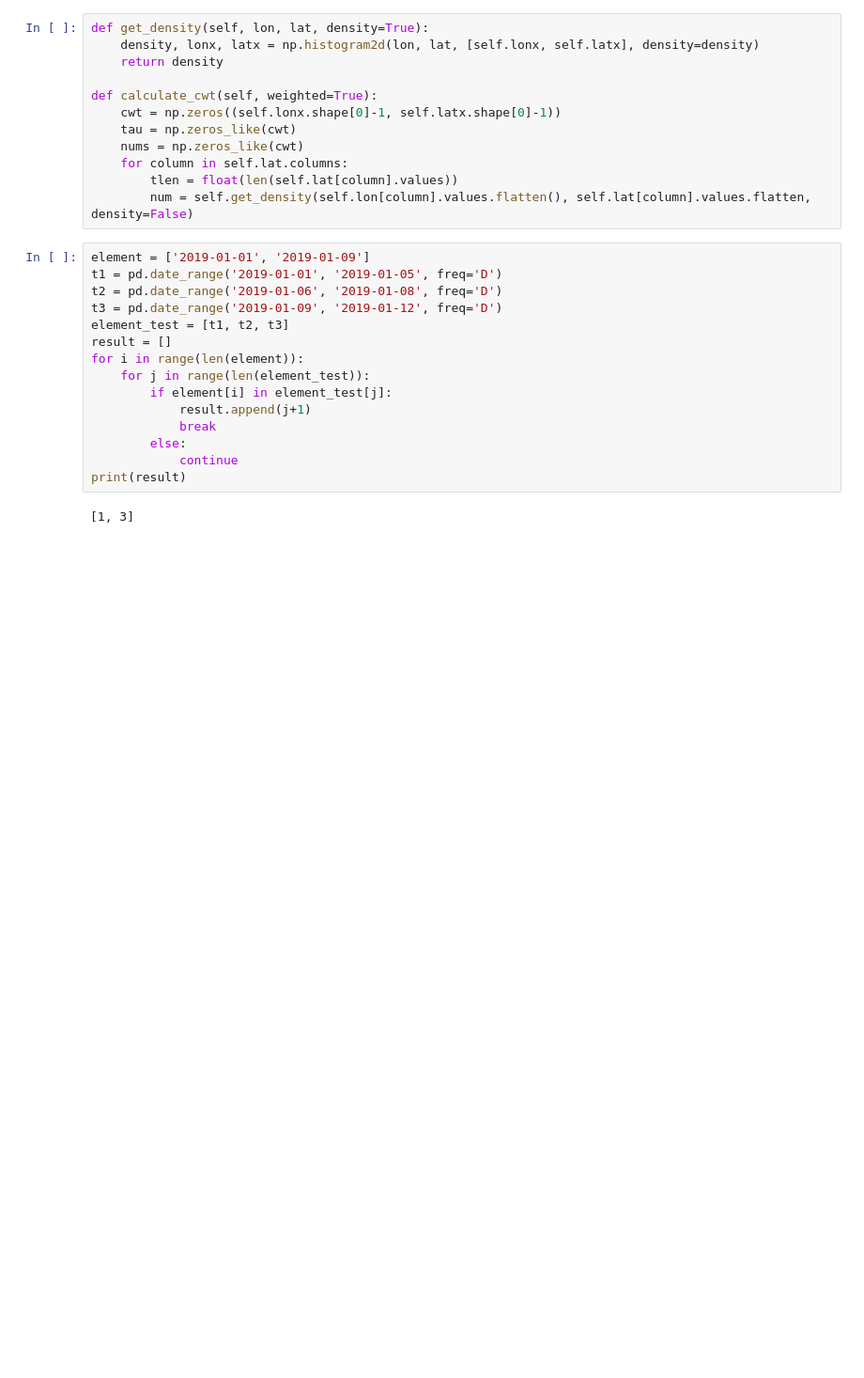
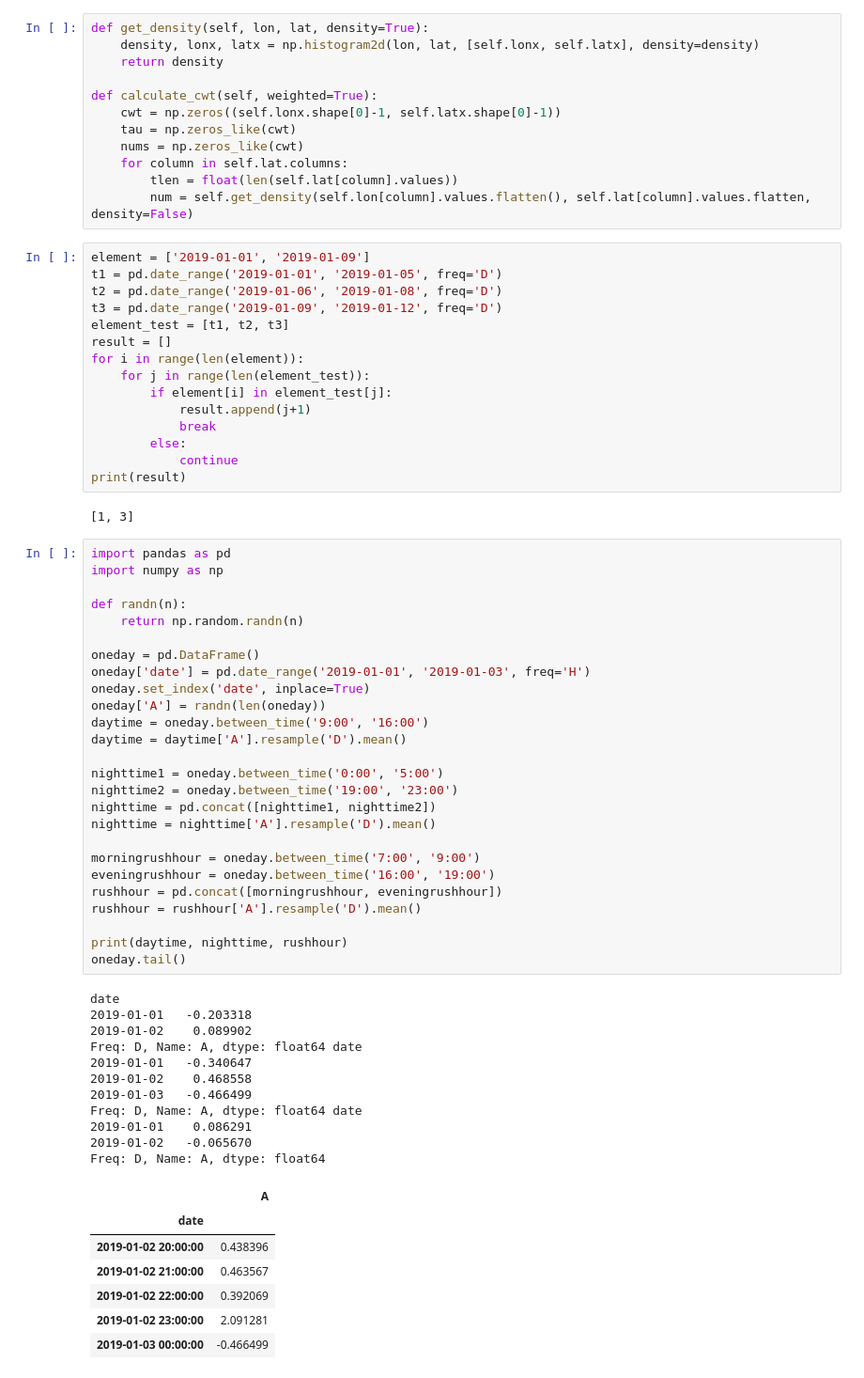
Before and after one commit to do-duytung/slcp-vietnam, a Jupyter notebook: trajstat.ipynb, the cells around one changed output. Shown at 94% size. Drawn from its saved outputs; the diff is of its cells as text; blank space fills up the shorter version.

```diff
--- a/trajstat.ipynb
+++ b/trajstat.ipynb
@@ -430,3 +430,48 @@ for i in range(len(element)):
 print(result)
 # %% [output]
 [1, 3]
+# %%
+import pandas as pd
+import numpy as np
+
+def randn(n):
+    return np.random.randn(n)
+
+oneday = pd.DataFrame()
+oneday['date'] = pd.date_range('2019-01-01', '2019-01-03', freq='H')
+oneday.set_index('date', inplace=True)
+oneday['A'] = randn(len(oneday))
+daytime = oneday.between_time('9:00', '16:00')
+daytime = daytime['A'].resample('D').mean()
+
+nighttime1 = oneday.between_time('0:00', '5:00')
+nighttime2 = oneday.between_time('19:00', '23:00')
+nighttime = pd.concat([nighttime1, nighttime2])
+nighttime = nighttime['A'].resample('D').mean()
+
+morningrushhour = oneday.between_time('7:00', '9:00')
+eveningrushhour = oneday.between_time('16:00', '19:00')
+rushhour = pd.concat([morningrushhour, eveningrushhour])
+rushhour = rushhour['A'].resample('D').mean()
+
+print(daytime, nighttime, rushhour)
+oneday.tail()
+# %% [output]
+date
+2019-01-01   -0.203318
+2019-01-02    0.089902
+Freq: D, Name: A, dtype: float64 date
+2019-01-01   -0.340647
+2019-01-02    0.468558
+2019-01-03   -0.466499
+Freq: D, Name: A, dtype: float64 date
+2019-01-01    0.086291
+2019-01-02   -0.065670
+Freq: D, Name: A, dtype: float64
+|  | A |
+| date |  |
+| 2019-01-02 20:00:00 | 0.438396 |
+| 2019-01-02 21:00:00 | 0.463567 |
+| 2019-01-02 22:00:00 | 0.392069 |
+| 2019-01-02 23:00:00 | 2.091281 |
+| 2019-01-03 00:00:00 | -0.466499 |
```
